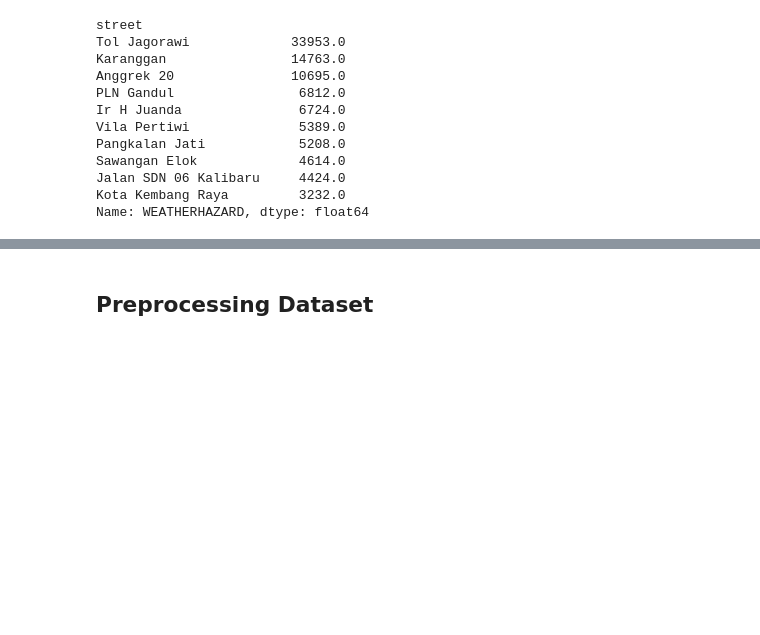
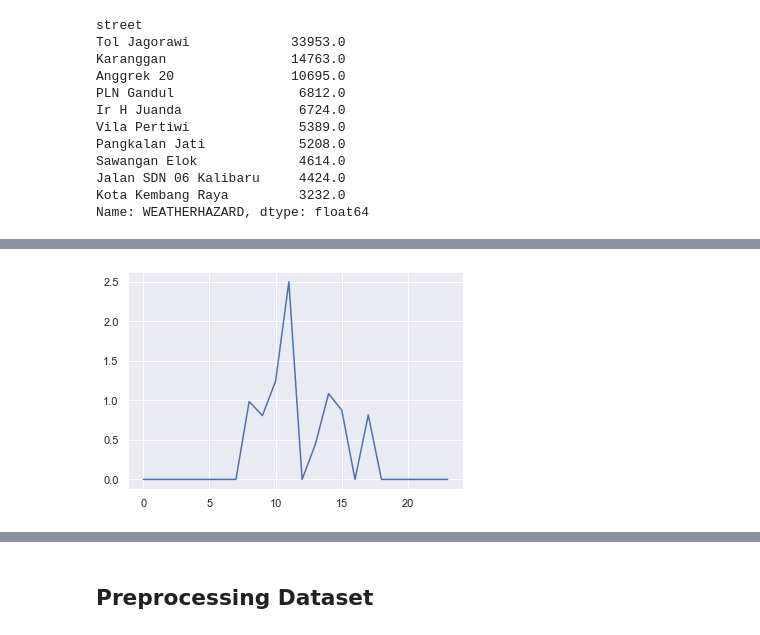
Before and after one commit to louis-not/DSLS_MiniProject, a Jupyter notebook: Data Science/notebooks/1_data preparation.ipynb, the cells around one changed output, grey strips where cells are left out. Saved outputs shown, nothing was run; the diff lists cells and outputs as text; code cells hidden in the pictures; blank space fills up the shorter version.

```diff
--- a/Data Science/notebooks/1_data preparation.ipynb
+++ b/Data Science/notebooks/1_data preparation.ipynb
@@ -278,0 +354,6 @@ Name: WEATHERHAZARD, dtype: float64
+# %%
+plt.plot(trial_pv['time_on_day'], trial_pv['median_speed_kmh'])
+plt.xticks()
+plt.show()
+# %% [output]
+[figure, added]
```
Also changed, not shown: parts of 32 cells of this notebook, 2 other files.
